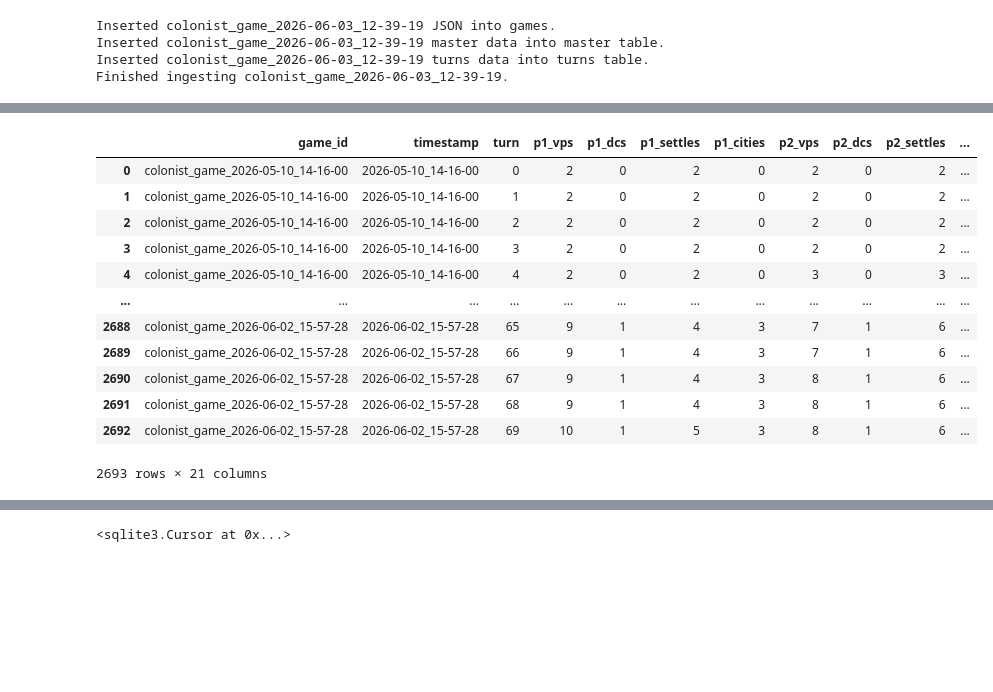
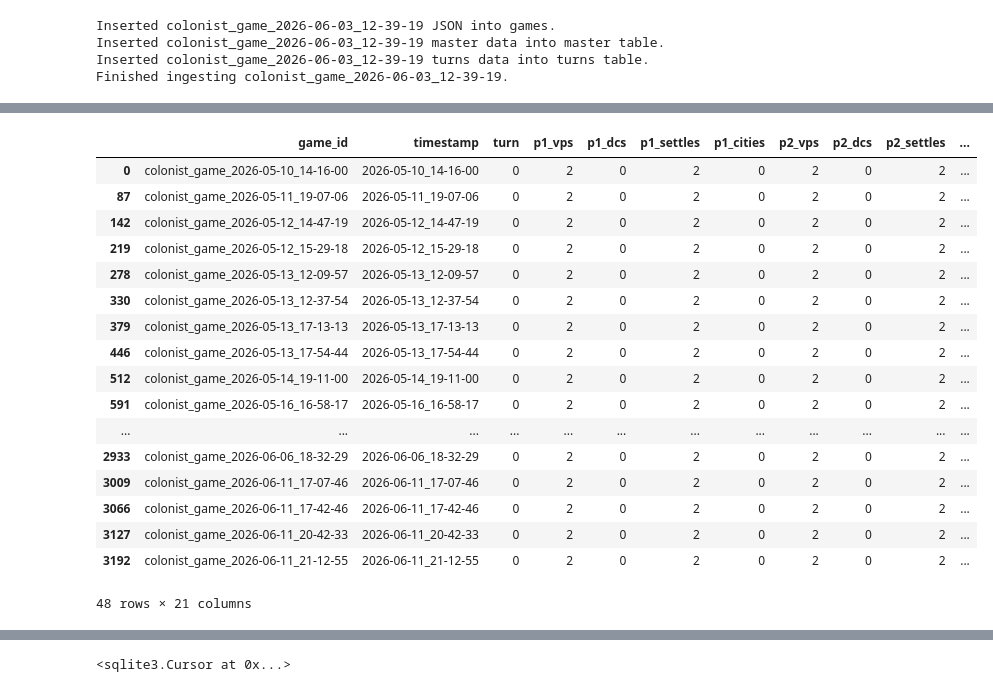
Before and after one commit to MeekButMighty/Catanalytics, a Jupyter notebook: sqlite_setup.ipynb, the cells around one changed output, grey strips where cells are left out. Drawn from its saved outputs; the diff is of its cells as text; code cells hidden in the pictures; blank space fills up the shorter version.

```diff
--- a/sqlite_setup.ipynb
+++ b/sqlite_setup.ipynb
@@ -184,19 +200,25 @@ turns = make_turns_df(raw_df)
 # %%
-turns
+test = turns[turns['turn']==0]
+test
 # %% [output]
 |  | game_id | timestamp | turn | p1_vps | p1_dcs | p1_settles | p1_cities | p2_vps | p2_dcs | p2_settles | ... |
 | 0 | colonist_game_2026-05-10_14-16-00 | 2026-05-10_14-16-00 | 0 | 2 | 0 | 2 | 0 | 2 | 0 | 2 | ... |
-| 1 | colonist_game_2026-05-10_14-16-00 | 2026-05-10_14-16-00 | 1 | 2 | 0 | 2 | 0 | 2 | 0 | 2 | ... |
-| 2 | colonist_game_2026-05-10_14-16-00 | 2026-05-10_14-16-00 | 2 | 2 | 0 | 2 | 0 | 2 | 0 | 2 | ... |
-| 3 | colonist_game_2026-05-10_14-16-00 | 2026-05-10_14-16-00 | 3 | 2 | 0 | 2 | 0 | 2 | 0 | 2 | ... |
-| 4 | colonist_game_2026-05-10_14-16-00 | 2026-05-10_14-16-00 | 4 | 2 | 0 | 2 | 0 | 3 | 0 | 3 | ... |
+| 87 | colonist_game_2026-05-11_19-07-06 | 2026-05-11_19-07-06 | 0 | 2 | 0 | 2 | 0 | 2 | 0 | 2 | ... |
+| 142 | colonist_game_2026-05-12_14-47-19 | 2026-05-12_14-47-19 | 0 | 2 | 0 | 2 | 0 | 2 | 0 | 2 | ... |
+| 219 | colonist_game_2026-05-12_15-29-18 | 2026-05-12_15-29-18 | 0 | 2 | 0 | 2 | 0 | 2 | 0 | 2 | ... |
+| 278 | colonist_game_2026-05-13_12-09-57 | 2026-05-13_12-09-57 | 0 | 2 | 0 | 2 | 0 | 2 | 0 | 2 | ... |
+| 330 | colonist_game_2026-05-13_12-37-54 | 2026-05-13_12-37-54 | 0 | 2 | 0 | 2 | 0 | 2 | 0 | 2 | ... |
+| 379 | colonist_game_2026-05-13_17-13-13 | 2026-05-13_17-13-13 | 0 | 2 | 0 | 2 | 0 | 2 | 0 | 2 | ... |
+| 446 | colonist_game_2026-05-13_17-54-44 | 2026-05-13_17-54-44 | 0 | 2 | 0 | 2 | 0 | 2 | 0 | 2 | ... |
+| 512 | colonist_game_2026-05-14_19-11-00 | 2026-05-14_19-11-00 | 0 | 2 | 0 | 2 | 0 | 2 | 0 | 2 | ... |
+| 591 | colonist_game_2026-05-16_16-58-17 | 2026-05-16_16-58-17 | 0 | 2 | 0 | 2 | 0 | 2 | 0 | 2 | ... |
 | ... | ... | ... | ... | ... | ... | ... | ... | ... | ... | ... | ... |
-| 2688 | colonist_game_2026-06-02_15-57-28 | 2026-06-02_15-57-28 | 65 | 9 | 1 | 4 | 3 | 7 | 1 | 6 | ... |
-| 2689 | colonist_game_2026-06-02_15-57-28 | 2026-06-02_15-57-28 | 66 | 9 | 1 | 4 | 3 | 7 | 1 | 6 | ... |
-| 2690 | colonist_game_2026-06-02_15-57-28 | 2026-06-02_15-57-28 | 67 | 9 | 1 | 4 | 3 | 8 | 1 | 6 | ... |
-| 2691 | colonist_game_2026-06-02_15-57-28 | 2026-06-02_15-57-28 | 68 | 9 | 1 | 4 | 3 | 8 | 1 | 6 | ... |
-| 2692 | colonist_game_2026-06-02_15-57-28 | 2026-06-02_15-57-28 | 69 | 10 | 1 | 5 | 3 | 8 | 1 | 6 | ... |
+| 2933 | colonist_game_2026-06-06_18-32-29 | 2026-06-06_18-32-29 | 0 | 2 | 0 | 2 | 0 | 2 | 0 | 2 | ... |
+| 3009 | colonist_game_2026-06-11_17-07-46 | 2026-06-11_17-07-46 | 0 | 2 | 0 | 2 | 0 | 2 | 0 | 2 | ... |
+| 3066 | colonist_game_2026-06-11_17-42-46 | 2026-06-11_17-42-46 | 0 | 2 | 0 | 2 | 0 | 2 | 0 | 2 | ... |
+| 3127 | colonist_game_2026-06-11_20-42-33 | 2026-06-11_20-42-33 | 0 | 2 | 0 | 2 | 0 | 2 | 0 | 2 | ... |
+| 3192 | colonist_game_2026-06-11_21-12-55 | 2026-06-11_21-12-55 | 0 | 2 | 0 | 2 | 0 | 2 | 0 | 2 | ... |
-2693 rows × 21 columns
+48 rows × 21 columns
 # %%
 conn = sqlite3.connect("catan.db")
 
```
Also changed, not shown: parts of 2 cells of this notebook, 2 other files.
